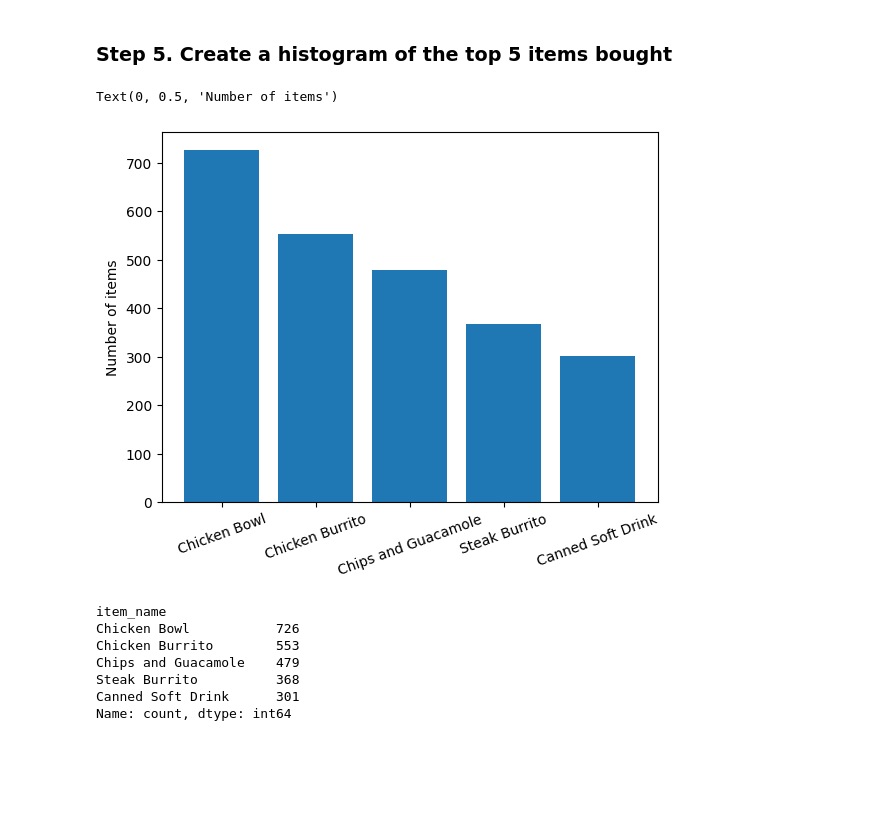
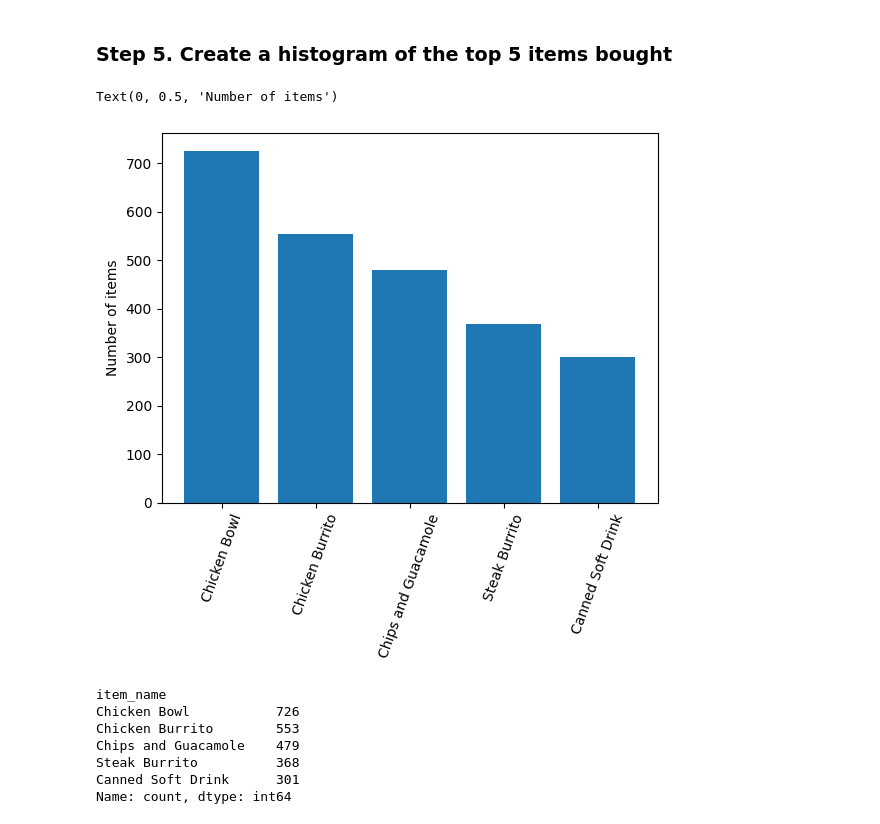
Before and after one commit to hichamsergi/Hacker-Rank, a Jupyter notebook: Pandas_exercise/07_Visualization/01_Chipotle.ipynb, the cells around one changed output. Cells and saved outputs as stored; diff of their text form; code cells hidden in the pictures; blank space fills up the shorter version.

```diff
--- a/Pandas_exercise/07_Visualization/01_Chipotle.ipynb
+++ b/Pandas_exercise/07_Visualization/01_Chipotle.ipynb
@@ -43,16 +41,16 @@ chipo.head(10)
 # %%
 top5 = chipo["item_name"].value_counts().head(5)
 
 n_item = top5.values
 items = top5.index.values
 
 plt.bar(items, n_item)
 
-plt.xticks(rotation=20)
+plt.xticks(rotation=70)
 plt.ylabel("Number of items")
 # %% [output]
 Text(0, 0.5, 'Number of items')
-[figure, old version]
+[figure, new version]
 # %%
 top5
 # %% [output]
```
Also changed, not shown: parts of 5 cells of this notebook, 1 other file.
